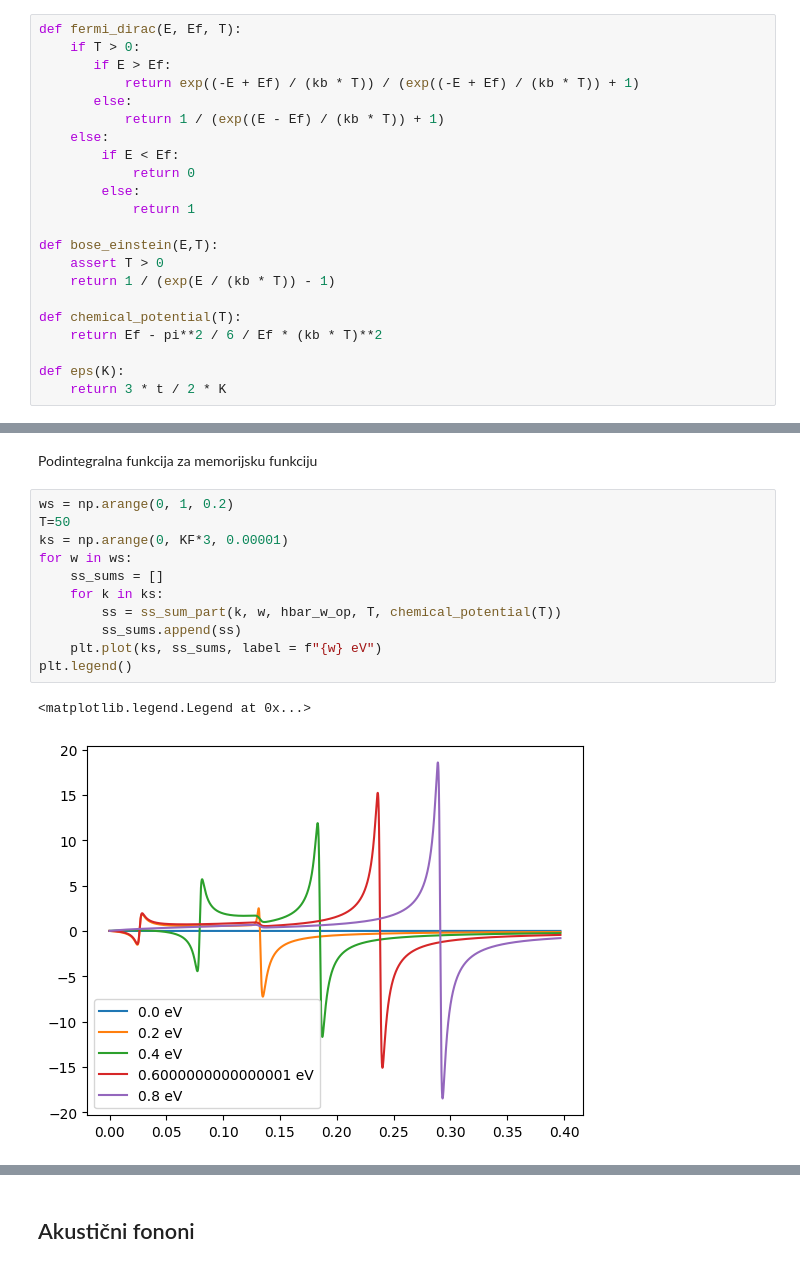
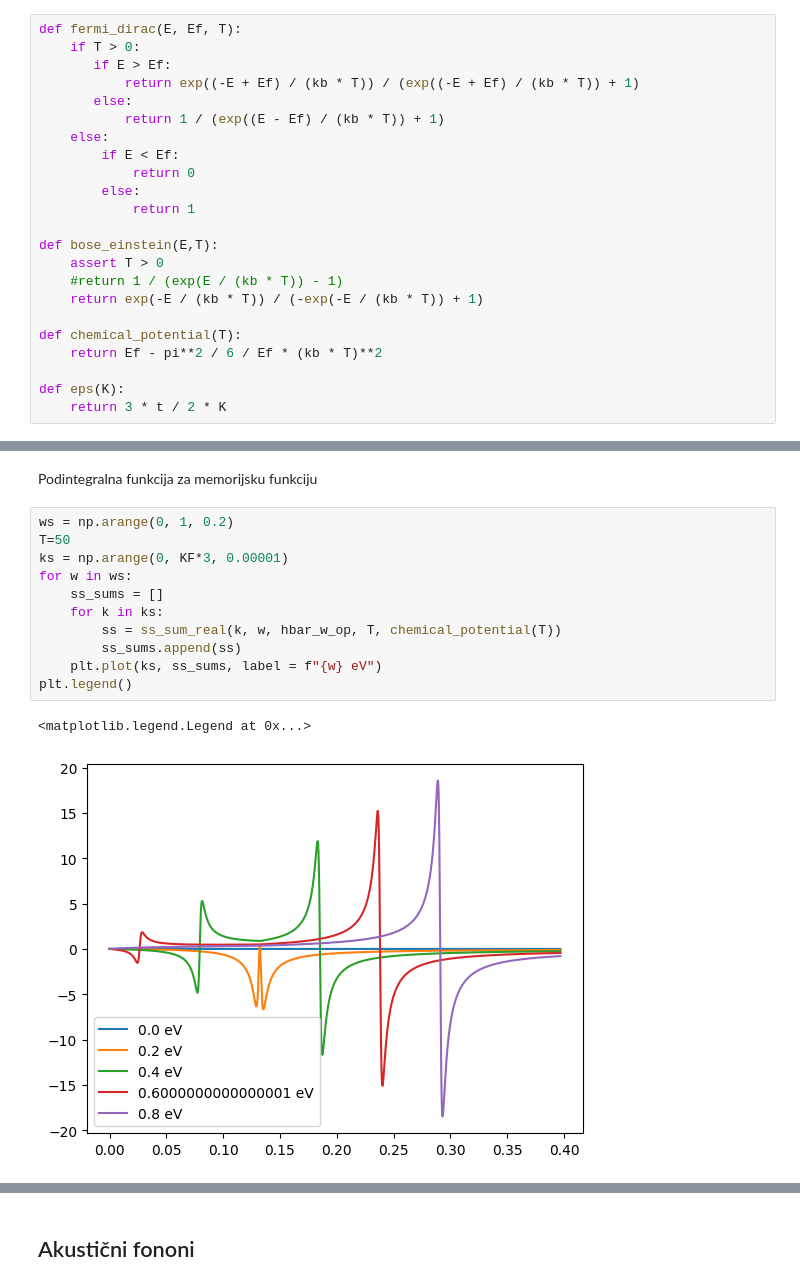
Before and after one commit to ppapac/24112024_memfn, a Jupyter notebook: Untitled-1copy.ipynb, the cells around one changed output, grey strips where cells are left out. Cells and saved outputs as stored; diff of their text form.

```diff
--- a/Untitled-1copy.ipynb
+++ b/Untitled-1copy.ipynb
@@ -35,7 +35,8 @@ def fermi_dirac(E, Ef, T):
 
 def bose_einstein(E,T):
     assert T > 0
-    return 1 / (exp(E / (kb * T)) - 1)
+    #return 1 / (exp(E / (kb * T)) - 1)
+    return exp(-E / (kb * T)) / (-exp(-E / (kb * T)) + 1)
 
 def chemical_potential(T):
     return Ef - pi**2 / 6 / Ef * (kb * T)**2
@@ -97,14 +98,14 @@ Podintegralna funkcija za memorijsku funkciju
 # %%
 ws = np.arange(0, 1, 0.2)
 T=50
 ks = np.arange(0, KF*3, 0.00001)
 for w in ws:
     ss_sums = []
     for k in ks:
-        ss = ss_sum_part(k, w, hbar_w_op, T, chemical_potential(T))
+        ss = ss_sum_real(k, w, hbar_w_op, T, chemical_potential(T))
         ss_sums.append(ss)
     plt.plot(ks, ss_sums, label = f"{w} eV")
 plt.legend()
 # %% [output]
 <matplotlib.legend.Legend at 0x...>
-[figure, old version]
+[figure, new version]
```
Also changed, not shown: parts of 9 cells of this notebook.
